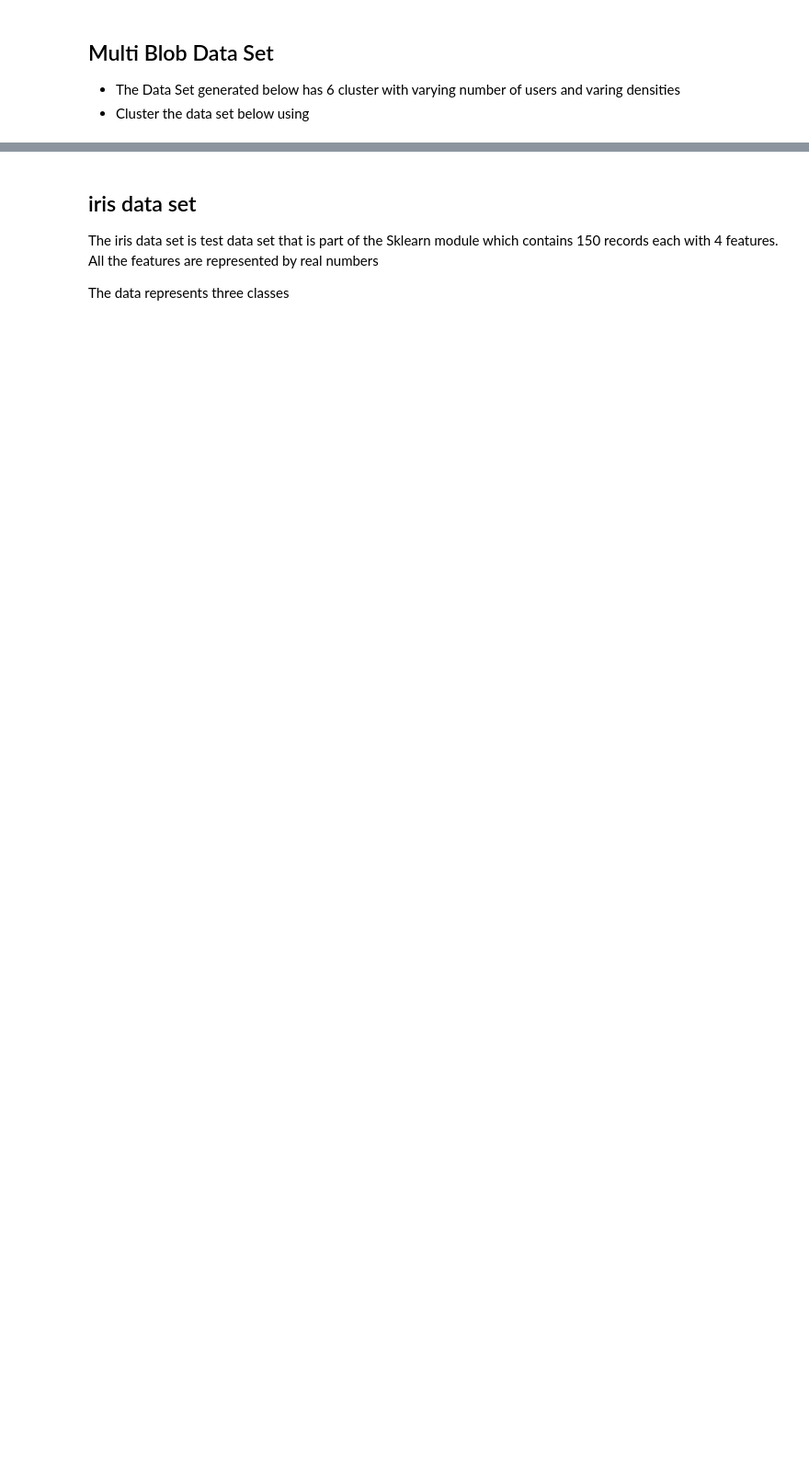
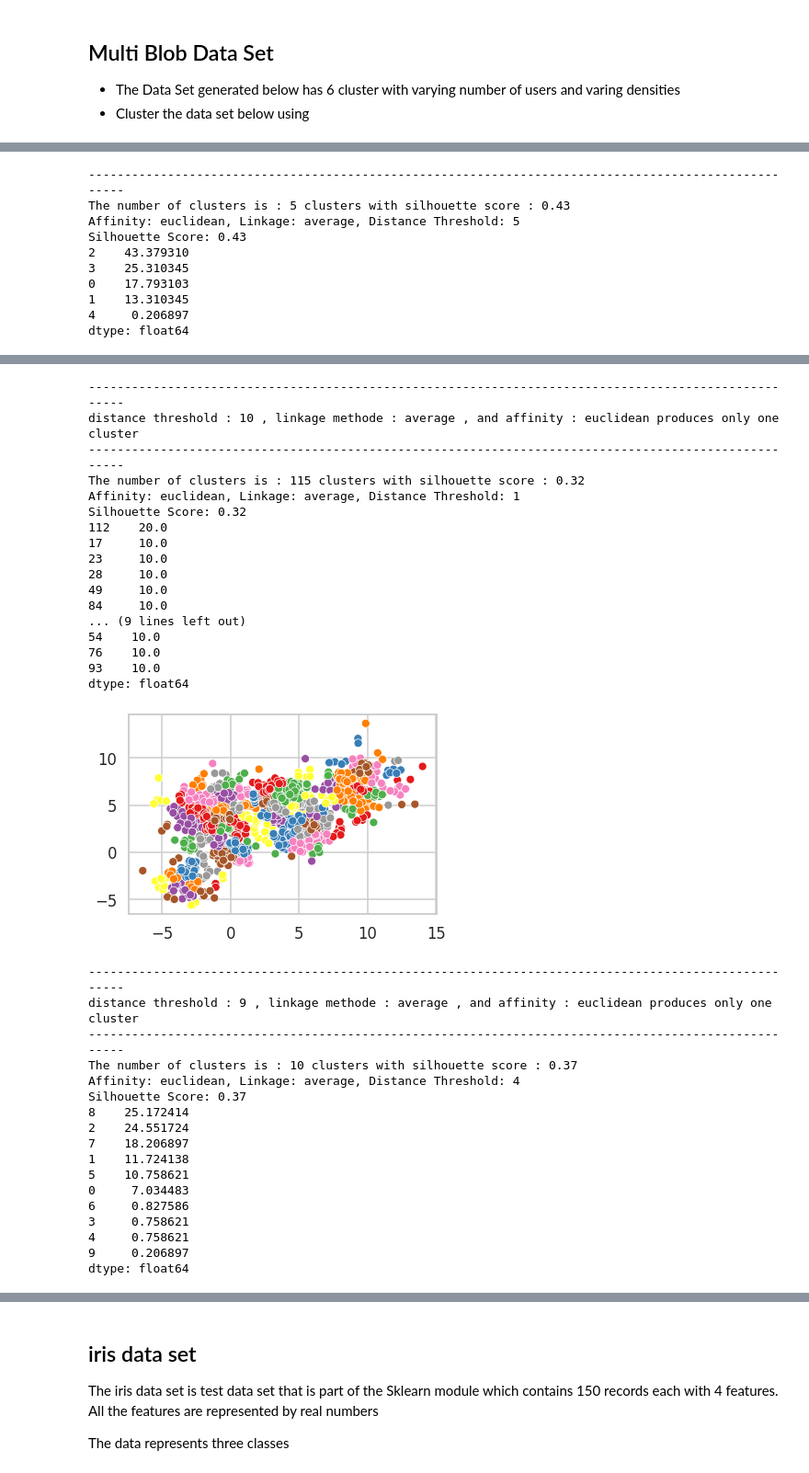
Before and after one commit to tamer017/Clustering, a Jupyter notebook: Hierarchal_Clustering.ipynb, the cells around one changed output, grey strips where cells are left out. Shown at 92% size. Cells and saved outputs as stored; diff of their text form; code cells hidden in the pictures; blank space fills up the shorter version.

```diff
--- a/Hierarchal_Clustering.ipynb
+++ b/Hierarchal_Clustering.ipynb
@@ -68,7 +70,7 @@ def display_cluster(X, method = [], num_clusters = 0,kmean = False):
 * Find the set of paramters that would find result in the best silhouette_score and store this score for later comparison with other clustering techniques.
 * Record your observation
 # %%
-def Agglomerative_clustering(X, affinities = ['euclidean', 'manhattan', 'cosine'],linkages = ['average', 'single'],distance_thresholds = [3,5,10,7,9,4],no_dendograms = False):
+def Agglomerative_clustering(X, affinities = ['euclidean', 'manhattan', 'cosine'],linkages = ['average', 'single'],distance_thresholds = [3,5,10,1,9,4],no_dendograms = False):
   # Initialize variables to store best results
   best_silhouette_score = -1
   best_params = {}
@@ -91,6 +93,11 @@ def Agglomerative_clustering(X, affinities = ['euclidean', 'manhattan', 'cosine'
                 print("The number of clusters is :",np.unique(model.labels_).shape[0],"clusters",f"with silhouette score : {silhouette_avg:.2f}")
                 print(f"Affinity: {affinity}, Linkage: {linkage_method}, Distance Threshold: {distance_threshold}")
                 print(f"Silhouette Score: {silhouette_avg:.2f}")
+                if(n_clusters <= 20):
+                  print(pd.DataFrame(model.labels_).value_counts(normalize = True)*100)
+                else:
+                  print(pd.DataFrame(model.labels_).iloc[:10].value_counts(normalize = True)*100)
+                  print(pd.DataFrame(model.labels_).iloc[-10:].value_counts(normalize = True)*100)
 
                 # If the current score is better than the previous best score, update the variables
                 if silhouette_avg > best_silhouette_score:
@@ -183,0 +137,9 @@ display_cluster(Multi_blob_Data)
+# %%
+Agglomerative_clustering(Multi_blob_Data,no_dendograms = True)
+
+# The number of clusters is : 2 clusters with silhouette score : 0.47
+# Affinity: manhattan, Linkage: average, Distance Threshold: 10
+# Silhouette Score: 0.47
+# 1    55.586207
+# 0    44.413793
+# %% [output]
@@ -183,0 +167,10 @@ display_cluster(Multi_blob_Data)
+-----------------------------------------------------------------------------------------------------
+The number of clusters is : 5 clusters with silhouette score : 0.43
+Affinity: euclidean, Linkage: average, Distance Threshold: 5
+Silhouette Score: 0.43
+2    43.379310
+3    25.310345
+0    17.793103
+1    13.310345
+4     0.206897
+dtype: float64
@@ -183,0 +178,35 @@ display_cluster(Multi_blob_Data)
+-----------------------------------------------------------------------------------------------------
+distance threshold : 10 , linkage methode : average , and affinity : euclidean produces only one cluster
+-----------------------------------------------------------------------------------------------------
+The number of clusters is : 115 clusters with silhouette score : 0.32
+Affinity: euclidean, Linkage: average, Distance Threshold: 1
+Silhouette Score: 0.32
+112    20.0
+17     10.0
+23     10.0
+28     10.0
+49     10.0
+84     10.0
+... (9 lines left out)
+54    10.0
+76    10.0
+93    10.0
+dtype: float64
+[figure, added]
+-----------------------------------------------------------------------------------------------------
+distance threshold : 9 , linkage methode : average , and affinity : euclidean produces only one cluster
+-----------------------------------------------------------------------------------------------------
+The number of clusters is : 10 clusters with silhouette score : 0.37
+Affinity: euclidean, Linkage: average, Distance Threshold: 4
+Silhouette Score: 0.37
+8    25.172414
+2    24.551724
+7    18.206897
+1    11.724138
+5    10.758621
+0     7.034483
+6     0.827586
+3     0.758621
+4     0.758621
+9     0.206897
+dtype: float64
```
Also changed, not shown: parts of 29 cells of this notebook.
